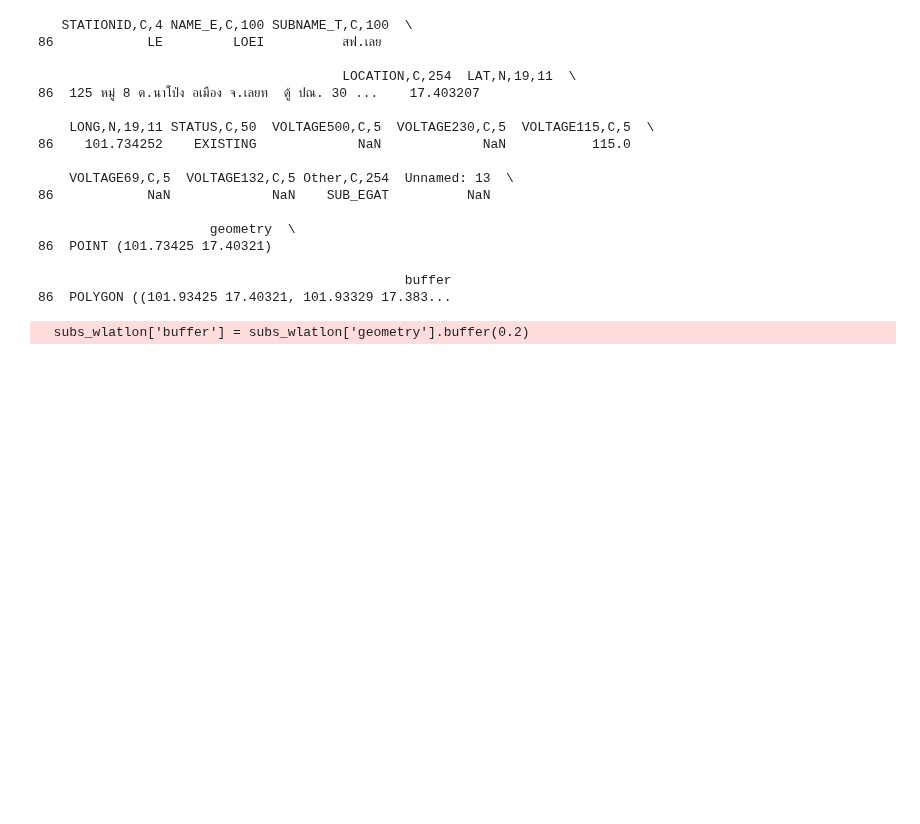
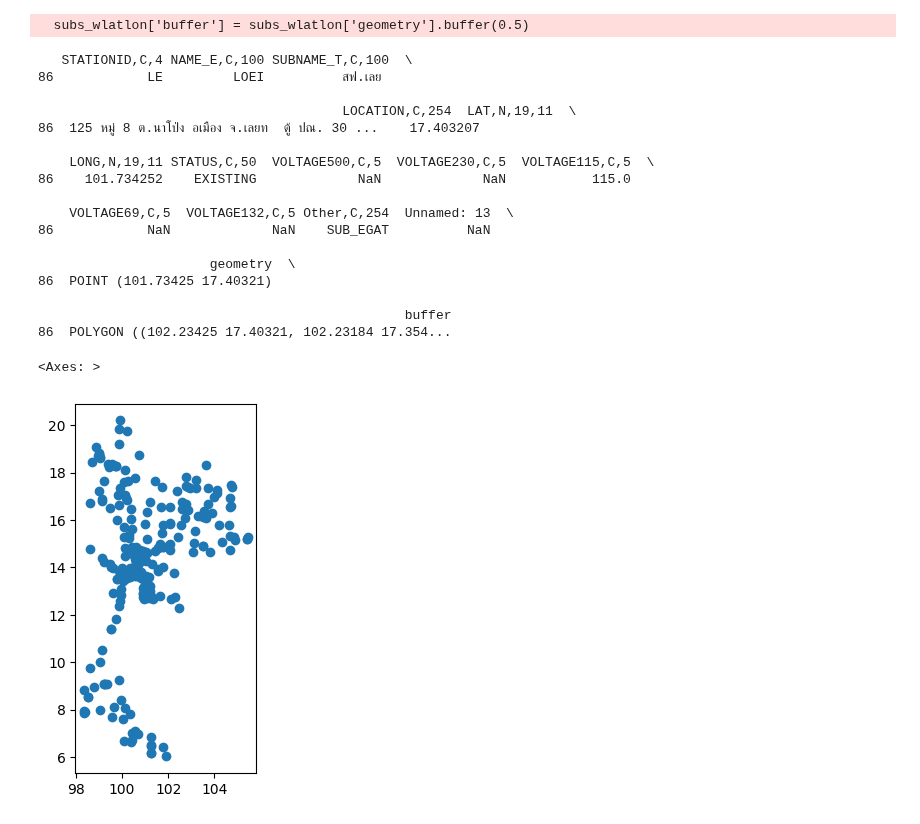
Before and after one commit to NarasetS/REPowerPlant_Siting, a Jupyter notebook: Checking_each_SI.ipynb, the cells around one changed output. Cells and saved outputs as stored; diff of their text form; code cells hidden in the pictures; blank space fills up the shorter version.

```diff
--- a/Checking_each_SI.ipynb
+++ b/Checking_each_SI.ipynb
@@ -10,27 +10,32 @@ subs_wlatlon = gpd.GeoDataFrame(subs_wlatlon, geometry =gpd.points_from_xy(subs_
 subs_wlatlon = subs_wlatlon.loc[subs_wlatlon['STATUS,C,50'] == 'EXISTING']
 subs_wlatlon.reset_index(inplace=True,drop=True)
 subs_wlatlon.crs = {'init': 'epsg:4326'}
-subs_wlatlon['buffer'] = subs_wlatlon['geometry'].buffer(0.2)
+subs_wlatlon['buffer'] = subs_wlatlon['geometry'].buffer(0.5)
 print(subs_wlatlon.loc[subs_wlatlon['STATIONID,C,4'] == 'LE'])
 # %% [output]
-   STATIONID,C,4 NAME_E,C,100 SUBNAME_T,C,100  \
-86            LE         LOEI          สฟ.เลย
-
-                                       LOCATION,C,254  LAT,N,19,11  \
-86  125 หมู่ 8 ต.นาโป่ง อเมือง จ.เลยท  ตู้ ปณ. 30 ...    17.403207
-
-    LONG,N,19,11 STATUS,C,50  VOLTAGE500,C,5  VOLTAGE230,C,5  VOLTAGE115,C,5  \
-86    101.734252    EXISTING             NaN             NaN           115.0
-
-    VOLTAGE69,C,5  VOLTAGE132,C,5 Other,C,254  Unnamed: 13  \
-86            NaN             NaN    SUB_EGAT          NaN
-
-                      geometry  \
-86  POINT (101.73425 17.40321)
-
-                                               buffer
-86  POLYGON ((101.93425 17.40321, 101.93329 17.383...
+  subs_wlatlon['buffer'] = subs_wlatlon['geometry'].buffer(0.5)
-  subs_wlatlon['buffer'] = subs_wlatlon['geometry'].buffer(0.2)
+   STATIONID,C,4 NAME_E,C,100 SUBNAME_T,C,100  \
+86            LE         LOEI          สฟ.เลย
+
+                                       LOCATION,C,254  LAT,N,19,11  \
+86  125 หมู่ 8 ต.นาโป่ง อเมือง จ.เลยท  ตู้ ปณ. 30 ...    17.403207
+
+    LONG,N,19,11 STATUS,C,50  VOLTAGE500,C,5  VOLTAGE230,C,5  VOLTAGE115,C,5  \
+86    101.734252    EXISTING             NaN             NaN           115.0
+
+    VOLTAGE69,C,5  VOLTAGE132,C,5 Other,C,254  Unnamed: 13  \
+86            NaN             NaN    SUB_EGAT          NaN
+
+                      geometry  \
+86  POINT (101.73425 17.40321)
+
+                                               buffer
+86  POLYGON ((102.23425 17.40321, 102.23184 17.354...
+# %%
+subs_wlatlon['geometry'].plot()
+# %% [output]
+<Axes: >
+[figure, added]
 # %%
 SI_file_list = [
     'Output\\xr_SI_Landcover.nc',
```
Also changed, not shown: parts of 1 cell of this notebook, 1 other file.
